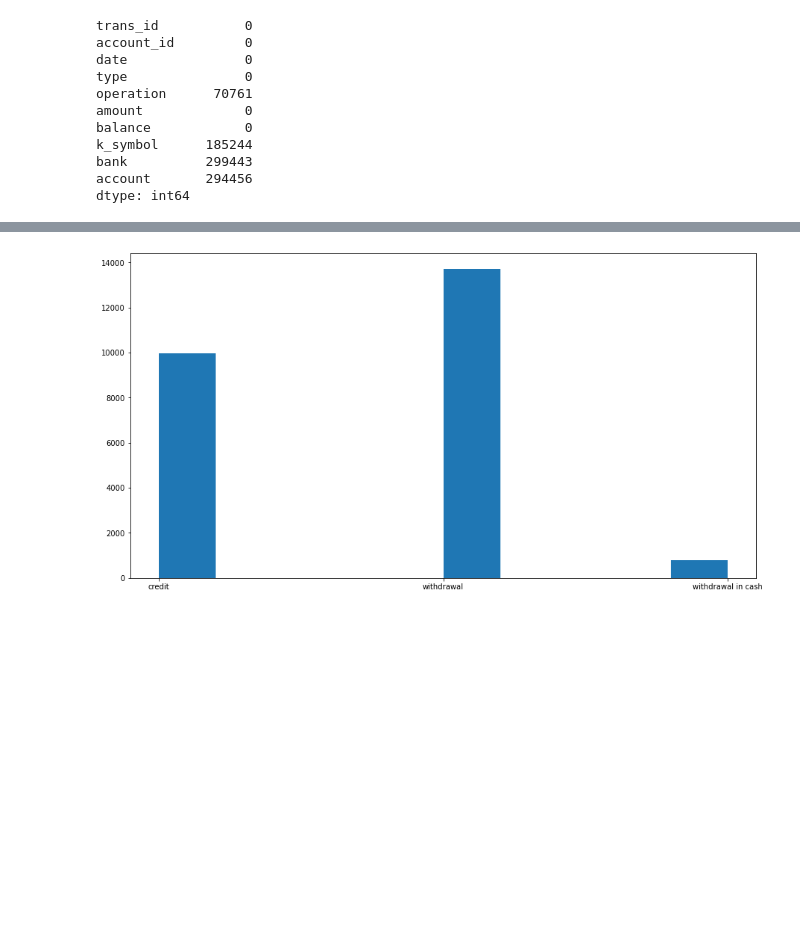
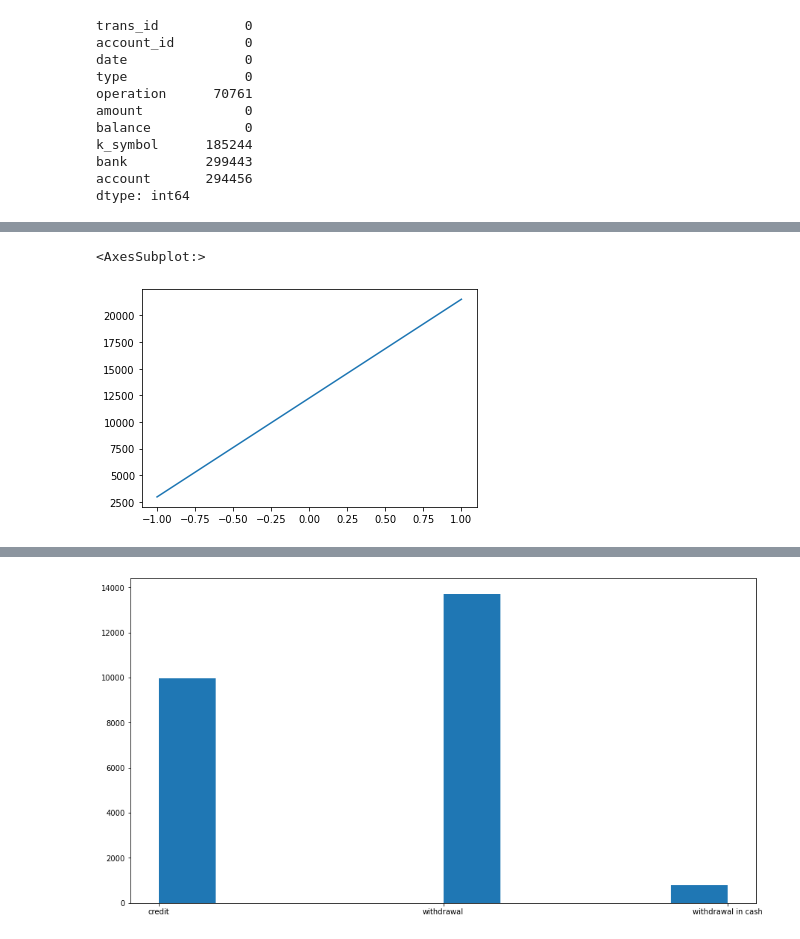
Before and after one commit to pipe-01/AC, a Jupyter notebook: client2.ipynb, the cells around one changed output, grey strips where cells are left out. Cells and saved outputs as stored; diff of their text form; code cells hidden in the pictures; blank space fills up the shorter version.

```diff
--- a/client2.ipynb
+++ b/client2.ipynb
@@ -193,0 +235,5 @@ merge.head()
+# %%
+merge['status'].value_counts().plot(x='amount_x', y = 'amount_y')
+# %% [output]
+<AxesSubplot:>
+[figure, added]
```
Also changed, not shown: parts of 18 cells of this notebook, 19 other files.
